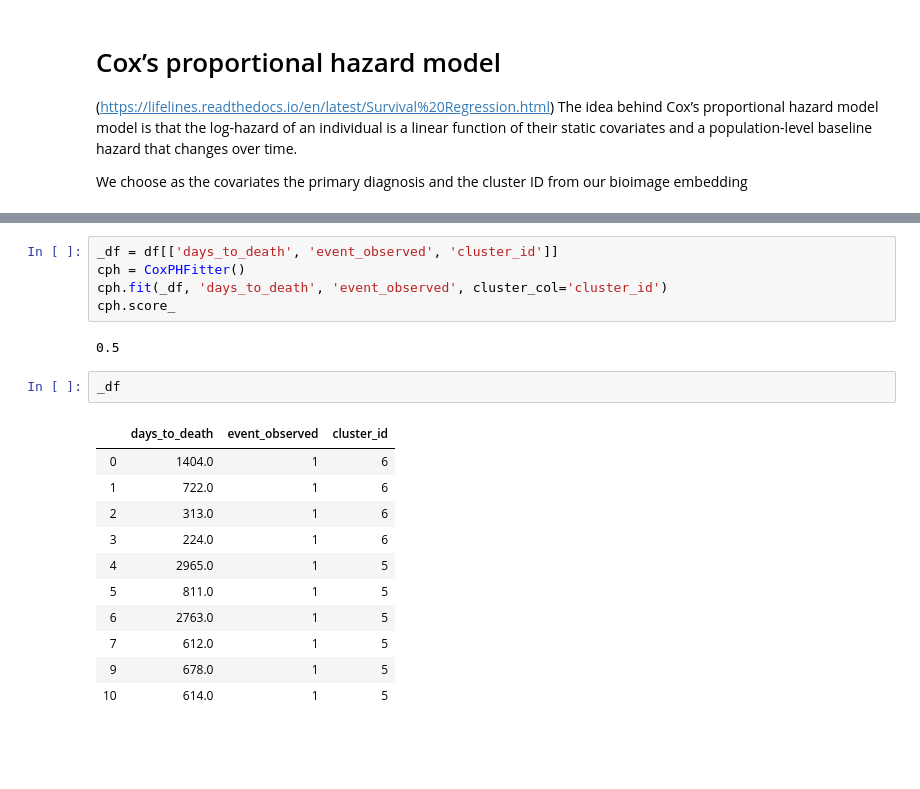
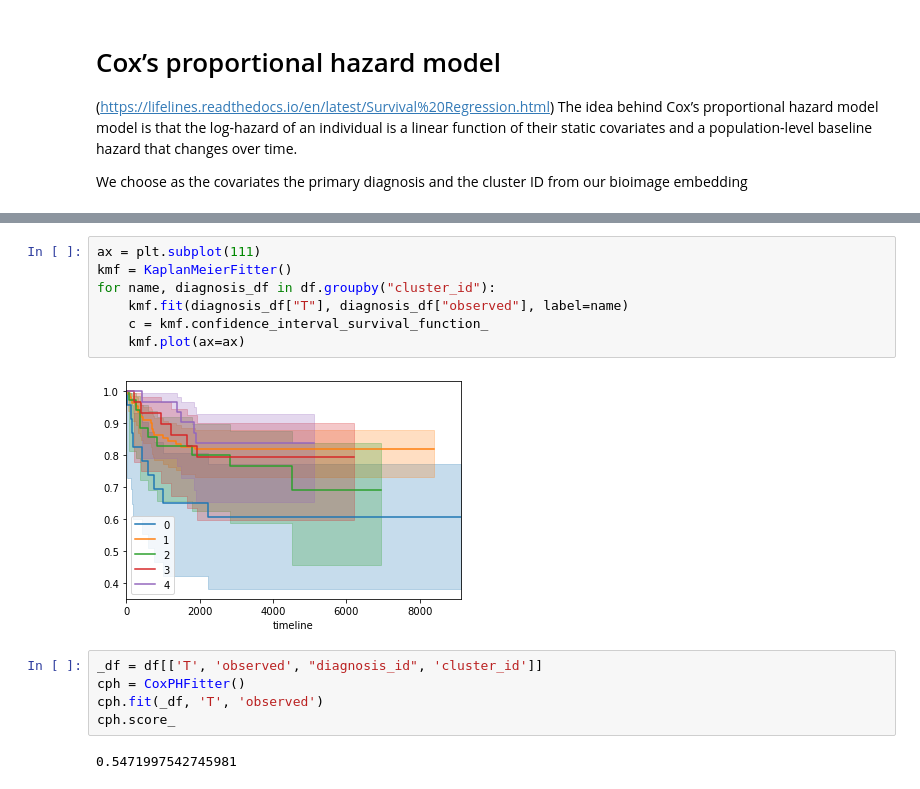
Before and after one commit to jeremyadamsfisher/bioimage-informatics-final-project, a Jupyter notebook: nbs/survival_analysis.ipynb, the cells around one changed output, grey strips where cells are left out. Saved outputs shown, nothing was run; the diff lists cells and outputs as text; blank space fills up the shorter version.

Commit message:
initial survival analysis results achieved

```diff
--- a/nbs/survival_analysis.ipynb
+++ b/nbs/survival_analysis.ipynb
@@ -82,21 +126,16 @@ df[:100]
+# %%
+ax = plt.subplot(111)
+kmf = KaplanMeierFitter()
+for name, diagnosis_df in df.groupby("cluster_id"):
+    kmf.fit(diagnosis_df["T"], diagnosis_df["observed"], label=name)
+    c = kmf.confidence_interval_survival_function_
+    kmf.plot(ax=ax)
+# %% [output]
+[figure, added]
 # %%
-_df = df[['days_to_death', 'event_observed', 'cluster_id']]
+_df = df[['T', 'observed', "diagnosis_id", 'cluster_id']]
 cph = CoxPHFitter()
-cph.fit(_df, 'days_to_death', 'event_observed', cluster_col='cluster_id')
+cph.fit(_df, 'T', 'observed')
 cph.score_
 # %% [output]
-0.5
+0.5471997542745981
-# %%
-_df
-# %% [output]
-|  | days_to_death | event_observed | cluster_id |
-| 0 | 1404.0 | 1 | 6 |
-| 1 | 722.0 | 1 | 6 |
-| 2 | 313.0 | 1 | 6 |
-| 3 | 224.0 | 1 | 6 |
-| 4 | 2965.0 | 1 | 5 |
-| 5 | 811.0 | 1 | 5 |
-| 6 | 2763.0 | 1 | 5 |
-| 7 | 612.0 | 1 | 5 |
-| 9 | 678.0 | 1 | 5 |
-| 10 | 614.0 | 1 | 5 |
```
Also changed, not shown: parts of 19 cells of this notebook.
